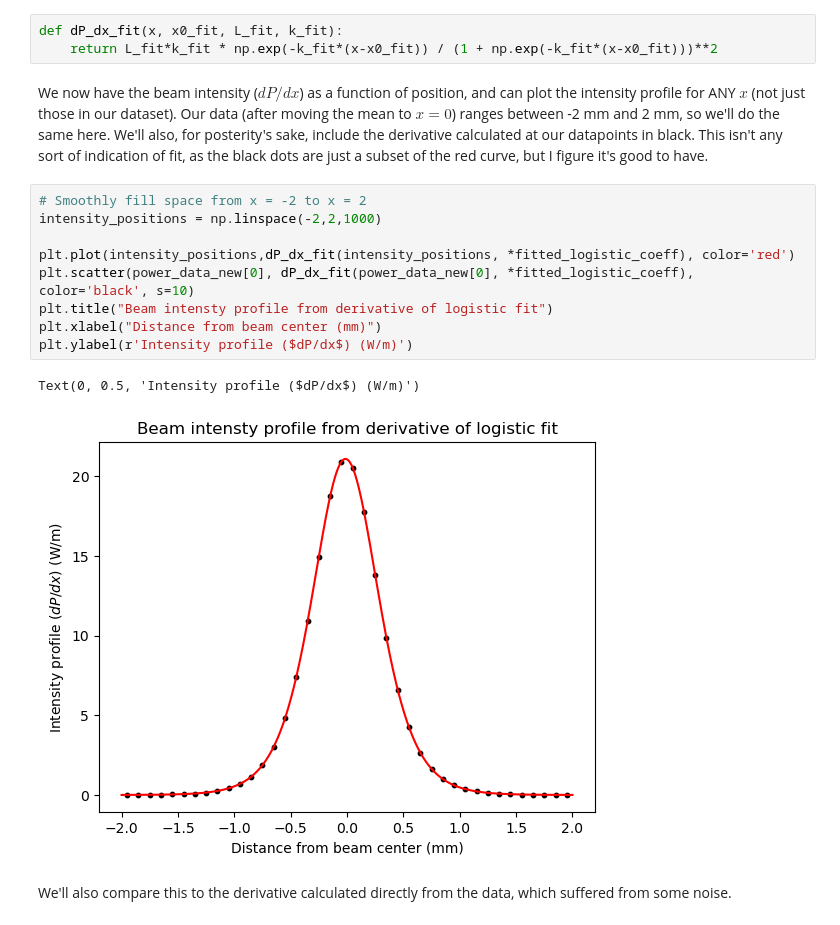
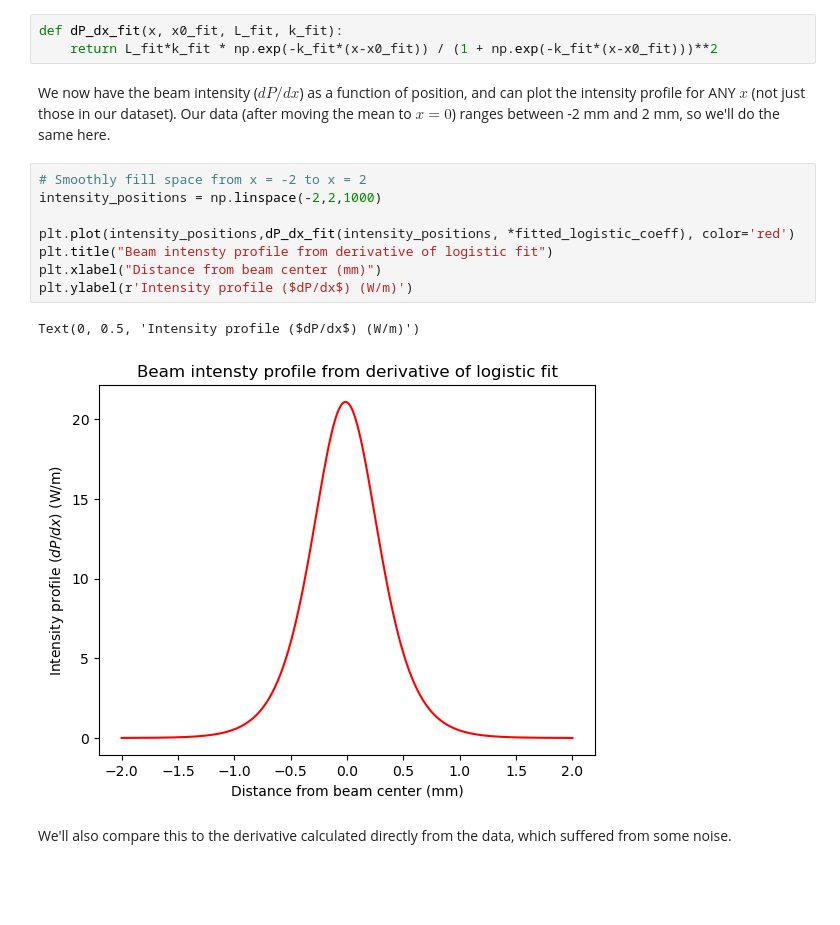
Before and after one commit to josephtemple/OpticalTweezerProject, a Jupyter notebook: JT_OpticalTrap_BeamProfile.ipynb, the cells around one changed output. Drawn from its saved outputs; the diff is of its cells as text; blank space fills up the shorter version.

```diff
--- a/JT_OpticalTrap_BeamProfile.ipynb
+++ b/JT_OpticalTrap_BeamProfile.ipynb
@@ -125,20 +126,18 @@ The derivative of the logistic function described prior is given by:
 def dP_dx_fit(x, x0_fit, L_fit, k_fit):
     return L_fit*k_fit * np.exp(-k_fit*(x-x0_fit)) / (1 + np.exp(-k_fit*(x-x0_fit)))**2
 # %% [markdown]
-We now have the beam intensity ($dP/dx$) as a function of position, and can plot the intensity profile for ANY $x$ (not just those in our dataset). Our data (after moving the mean to $x=0$) ranges between -2 mm and 2 mm, so we'll do the same here. We'll also, for posterity's sake, include
-the derivative calculated at our datapoints in black. This isn't any sort of indication of fit, as the black dots are just a subset of the red curve, but I figure it's good to have.
+We now have the beam intensity ($dP/dx$) as a function of position, and can plot the intensity profile for ANY $x$ (not just those in our dataset). Our data (after moving the mean to $x=0$) ranges between -2 mm and 2 mm, so we'll do the same here.
 # %%
 # Smoothly fill space from x = -2 to x = 2
 intensity_positions = np.linspace(-2,2,1000)
 
 plt.plot(intensity_positions,dP_dx_fit(intensity_positions, *fitted_logistic_coeff), color='red')
-plt.scatter(power_data_new[0], dP_dx_fit(power_data_new[0], *fitted_logistic_coeff), color='black', s=10)
 plt.title("Beam intensty profile from derivative of logistic fit")
 plt.xlabel("Distance from beam center (mm)")
 plt.ylabel(r'Intensity profile ($dP/dx$) (W/m)')
 # %% [output]
 Text(0, 0.5, 'Intensity profile ($dP/dx$) (W/m)')
-[figure, old version]
+[figure, new version]
 # %% [markdown]
 We'll also compare this to the derivative calculated directly from the data, which suffered from some noise.
 # %%
```
Also changed, not shown: parts of 13 cells of this notebook.
